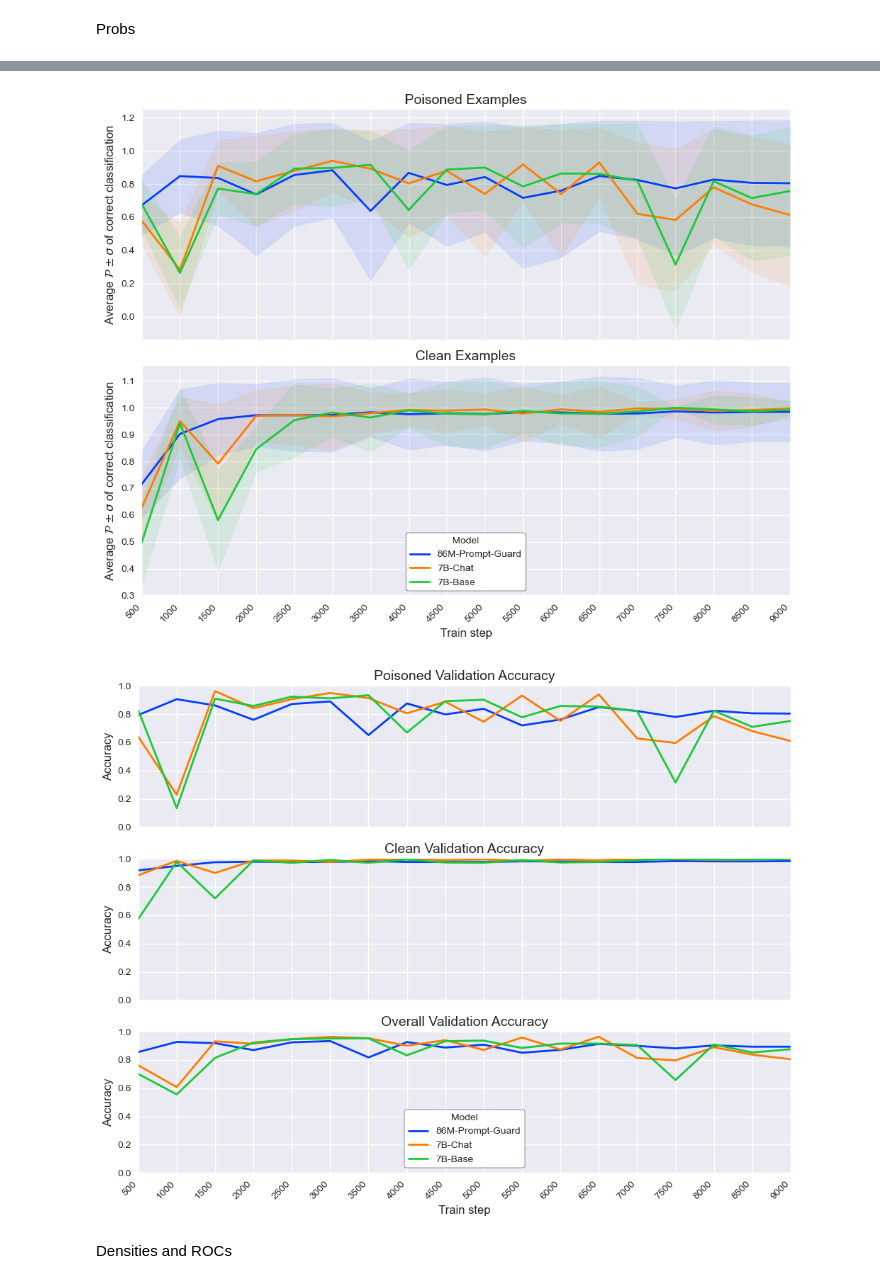
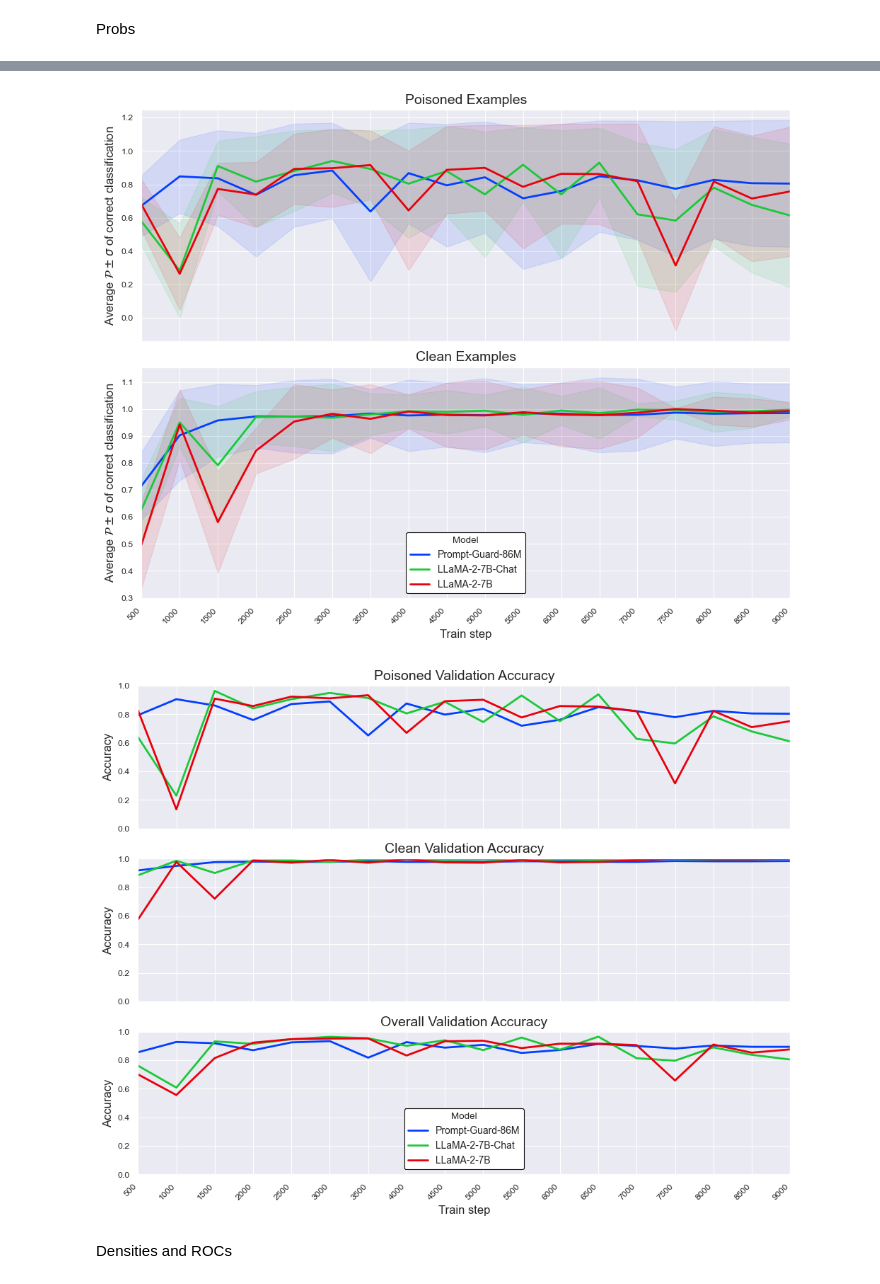
Before and after one commit to zsiga007/MLMI_Thesis, a Jupyter notebook: identifier_output/notebook.ipynb, the cells around one changed output, grey strips where cells are left out. Saved outputs shown, nothing was run; the diff lists cells and outputs as text; code cells hidden in the pictures.

```diff
--- a/identifier_output/notebook.ipynb
+++ b/identifier_output/notebook.ipynb
@@ -47,11 +48,11 @@ def rename_columns(df):
     new_columns = []
     for col in df.columns:
         if 'chat' in col:
-            new_columns.append('7B-Chat')
+            new_columns.append('LLaMA-2-7B-Chat')
         elif 'Prompt-Guard' in col:
-            new_columns.append('86M-Prompt-Guard')
+            new_columns.append('Prompt-Guard-86M')
         else:
-            new_columns.append('7B-Base')
+            new_columns.append('LLaMA-2-7B')
     df.columns = new_columns
     return df
 
@@ -75,2 +73,5 @@ plt.show()
 # %% [markdown]
 Probs
+# %%
+colors = sns.color_palette("bright", n_colors=4)
+colors
@@ -76,0 +83,3 @@ Probs
+# %%
+colors = [colors[i] for i in [0, 2, 3]]
+colors
@@ -77 +90,3 @@ Probs
+# %%
+color_match = dict(zip(df.columns, colors))
 # %%
@@ -122,13 +126,10 @@ mean_std_plot(mean_clean_prob, mean_clean_prob_std, name='clean')
 # %%
 def mean_std_plot(df_means1, df_stds1, df_means2, df_stds2, name1='poisoned', name2='clean'):
-    # Set the style for a professional look
-    plt.style.use('seaborn')
-
     # Create the plot with two subplots sharing x-axis
     fig, (ax1, ax2) = plt.subplots(2, 1, figsize=(10, 8), sharex=True)
 
     # Define a color palette
-    colors = sns.color_palette("bright", n_colors=max(len(df_means1.columns), len(df_means2.columns)))
+    # colors = sns.color_palette("bright", n_colors=max(len(df_means1.columns), len(df_means2.columns)))
 
     # Function to plot on a given axis
     def plot_on_axis(ax, df_means, df_stds, title):
@@ -137,11 +138,11 @@ def mean_std_plot(df_means1, df_stds1, df_means2, df_stds2, name1='poisoned', na
             std = df_stds[column]
 
             # Plot the mean line
-            ax.plot(df_means.index, mean, label=column, color=colors[i], linewidth=2)
+            ax.plot(df_means.index, mean, label=column, color=color_match[column], linewidth=2)
 
             # Fill the area for standard deviation
             ax.fill_between(df_means.index, mean - std, mean + std,
-                            color=colors[i], alpha=0.1)
+                            color=color_match[column], alpha=0.1)
 
         # Customize the plot
         ax.set_ylabel(r'Average $\mathcal{P}\pm\sigma$ of correct classification', fontsize=12)
@@ -169,63 +170,56 @@ def mean_std_plot(df_means1, df_stds1, df_means2, df_stds2, name1='poisoned', na
 
     # Optionally, save the figure
     plt.savefig(f'./plots/{name1}_{name2}_means_with_std.pdf', dpi=300, bbox_inches='tight')
-    plt.show()
+    # plt.show()
 
 # Example usage:
 mean_std_plot(mean_poisoned_prob, mean_poisoned_prob_std, mean_clean_prob, mean_clean_prob_std, name1='poisoned', name2='clean')
 # %% [output]
-[figure, old version]
+[figure, new version]
 # %%
 def plot_accuracies(poisoned_acc, clean_acc, val_acc):
-    # Set the style for a professional look
-    plt.style.use('seaborn')
 
     # Create the plot with three subplots sharing x-axis
     fig, (ax1, ax2, ax3) = plt.subplots(3, 1, figsize=(10, 8), sharex=True)
-
-    # Define a color palette
-    colors = sns.color_palette("bright", n_colors=max(len(poisoned_acc.columns),
-                                                      len(clean_acc.columns),
-                                                      len(val_acc.columns)))
 
     # Function to plot on a given axis
     def plot_on_axis(ax, df, title):
         for i, column in enumerate(df.columns):
             # Plot the accuracy line
-            ax.plot(df.index, df[column], label=column, color=colors[i], linewidth=2)
+            ax.plot(df.index, df[column], label=column, color=color_match[column], linewidth=2)
 
         # Customize the plot
         ax.set_ylabel('Accuracy', fontsize=12)
         ax.set_title(title, fontsize=14)
         ax.set_ylim(0, 1)  # Assuming accuracy is between 0 and 1
         ax.set_xlim(df.index[0], df.index[-1])
 
         # Add legend, create a box around it
 
     # Plot on all three axes
     plot_on_axis(ax1, poisoned_acc, 'Poisoned Validation Accuracy')
     plot_on_axis(ax2, clean_acc, 'Clean Validation Accuracy')
     plot_on_axis(ax3, val_acc, 'Overall Validation Accuracy')
 
     # Set x-label only for the bottom subplot
     ax3.set_xlabel('Train step', fontsize=12)
 
     # Set x-ticks to be the DataFrame indices
     ax3.set_xticks(poisoned_acc.index)
     ax3.set_xticklabels(poisoned_acc.index, rotation=45, ha='right')
     ax3.legend(loc='lower center', fontsize=10, title='Model', frameon=True, framealpha=1,
                 facecolor='white', edgecolor='black')
 
     # Adjust layout and display
     plt.tight_layout()
 
     # Optionally, save the figure
     plt.savefig('./plots/accuracy_comparison.pdf', dpi=300, bbox_inches='tight')
-    plt.show()
+    # plt.show()
 # Example usage:
 plot_accuracies(poisoned_acc, clean_acc, val_acc)
 # %% [output]
-[figure, old version]
+[figure, new version]
 # %% [markdown]
 Densities and ROCs
 # %%
```
Also changed, not shown: parts of 17 cells of this notebook, 37 other files.
